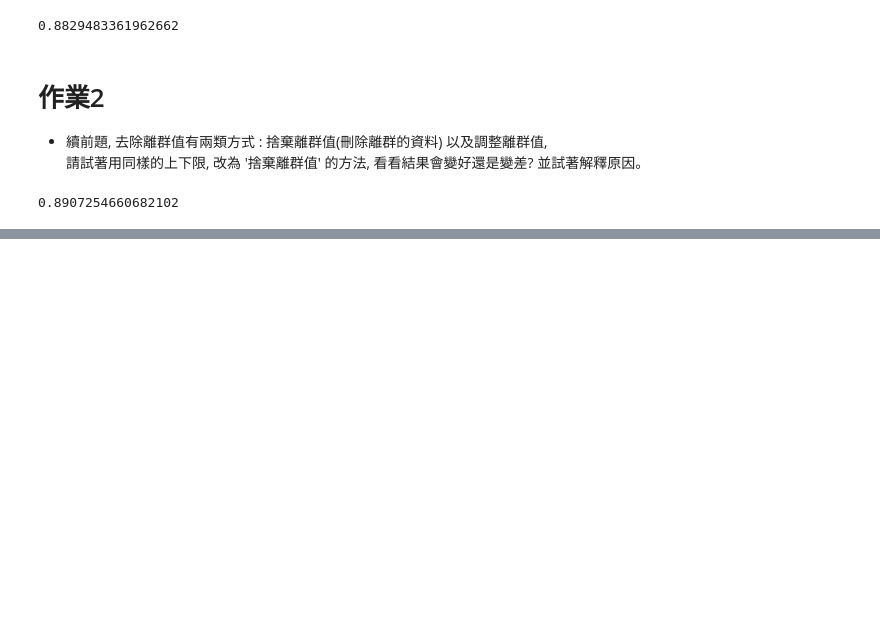
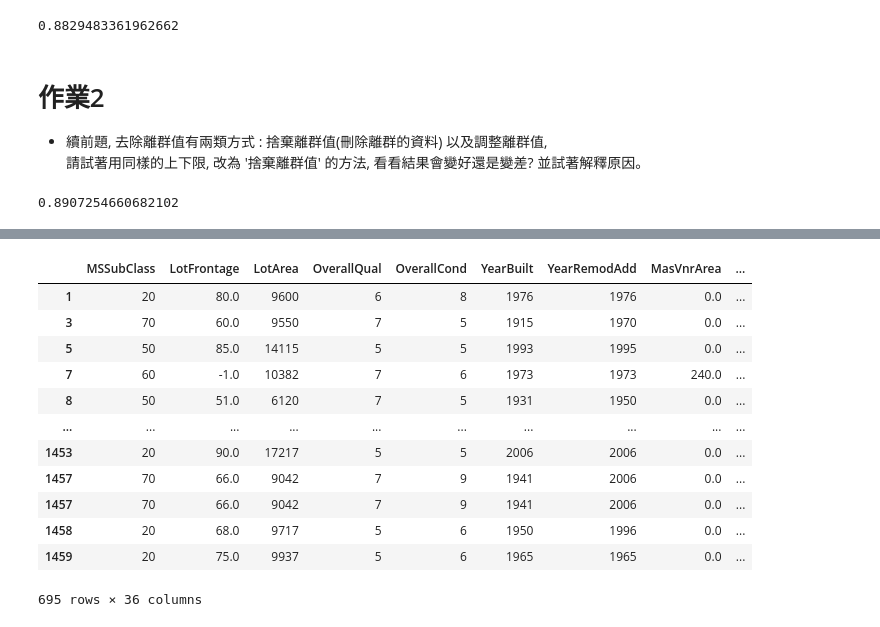
Before and after one commit to shanhao1204/ML100-days, a Jupyter notebook: ML100days/Day_010_HW.ipynb, the cells around one changed output, grey strips where cells are left out. Saved outputs shown, nothing was run; the diff lists cells and outputs as text; code cells hidden in the pictures; blank space fills up the shorter version.

```diff
--- a/ML100days/Day_010_HW.ipynb
+++ b/ML100days/Day_010_HW.ipynb
@@ -104,0 +144,16 @@ cross_val_score(estimator, train_X, train_Y, cv=5).mean()
+# %%
+df[np.abs(stats.zscore(df))>3]
+# %% [output]
+|  | MSSubClass | LotFrontage | LotArea | OverallQual | OverallCond | YearBuilt | YearRemodAdd | MasVnrArea | ... |
+| 1 | 20 | 80.0 | 9600 | 6 | 8 | 1976 | 1976 | 0.0 | ... |
+| 3 | 70 | 60.0 | 9550 | 7 | 5 | 1915 | 1970 | 0.0 | ... |
+| 5 | 50 | 85.0 | 14115 | 5 | 5 | 1993 | 1995 | 0.0 | ... |
+| 7 | 60 | -1.0 | 10382 | 7 | 6 | 1973 | 1973 | 240.0 | ... |
+| 8 | 50 | 51.0 | 6120 | 7 | 5 | 1931 | 1950 | 0.0 | ... |
+| ... | ... | ... | ... | ... | ... | ... | ... | ... | ... |
+| 1453 | 20 | 90.0 | 17217 | 5 | 5 | 2006 | 2006 | 0.0 | ... |
+| 1457 | 70 | 66.0 | 9042 | 7 | 9 | 1941 | 2006 | 0.0 | ... |
+| 1457 | 70 | 66.0 | 9042 | 7 | 9 | 1941 | 2006 | 0.0 | ... |
+| 1458 | 20 | 68.0 | 9717 | 5 | 6 | 1950 | 1996 | 0.0 | ... |
+| 1459 | 20 | 75.0 | 9937 | 5 | 6 | 1965 | 1965 | 0.0 | ... |
+695 rows × 36 columns
```
Also changed, not shown: parts of 8 cells of this notebook, 2 other files.
